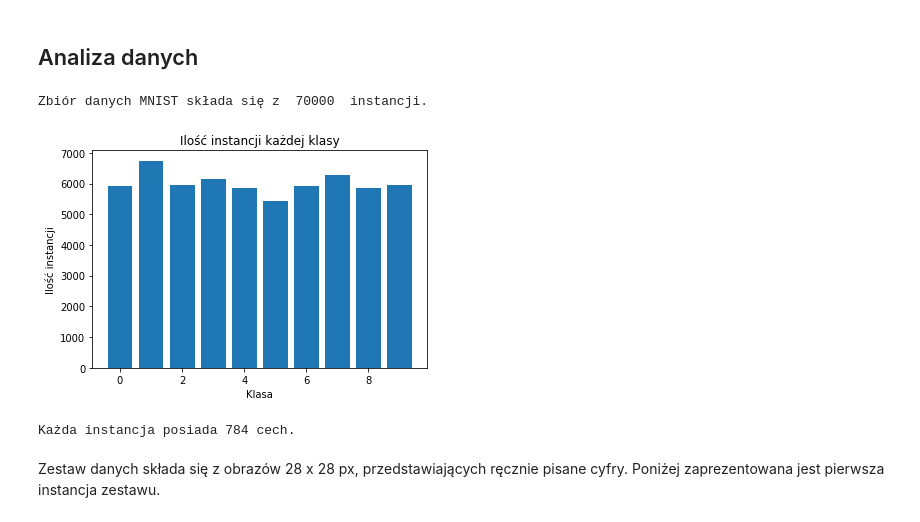
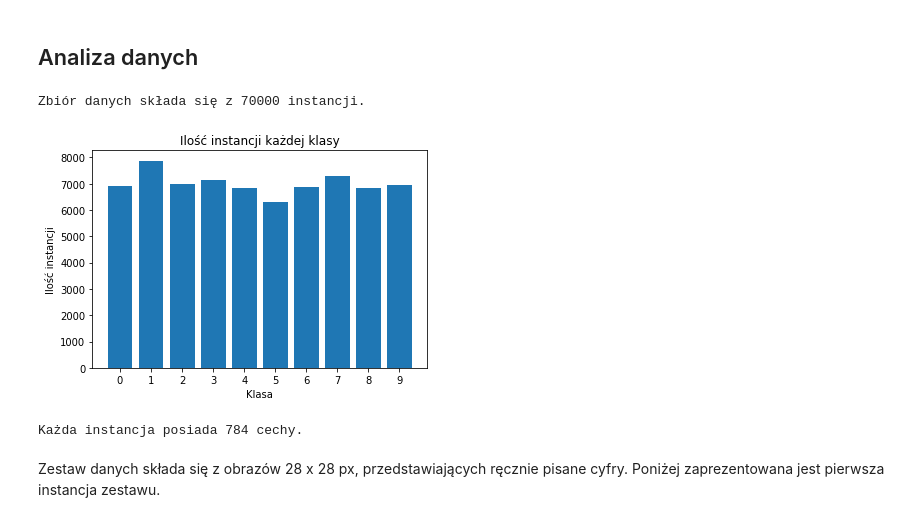
Before and after one commit to wojtasRobert/PSZT-19L, a Jupyter notebook: main-checkpoint.ipynb, the cells around one changed output. Cells and saved outputs as stored; diff of their text form; code cells hidden in the pictures.

```diff
--- a/main-checkpoint.ipynb
+++ b/main-checkpoint.ipynb
@@ -35,0 +34,2 @@ Using TensorFlow backend.
+# %%
+digits = datasets.fetch_openml('mnist_784')
@@ -36,20 +42,20 @@ Using TensorFlow backend.
 # %% [markdown]
 ## Analiza danych
 # %%
-print("Zbiór danych MNIST składa się z ", train_img.shape[0] + test_img.shape[0], " instancji.")
+print("Zbiór danych składa się z", digits.data.shape[0], "instancji.")
 # %% [output]
-Zbiór danych MNIST składa się z  70000  instancji.
+Zbiór danych składa się z 70000 instancji.
 # %%
-(classes, elements) = np.unique(train_labels, return_counts=True) # wykrycie ilosci elementow danej klasy
+(classes, elements) = np.unique(digits.target, return_counts=True) # wykrycie ilosci elementow danej klasy
 plt.title("Ilość instancji każdej klasy")
 plt.xlabel("Klasa")
 plt.ylabel("Ilość instancji")
 _ = plt.bar(classes, elements)
 # %% [output]
-[figure, old version]
+[figure, new version]
 # %%
-print("Każda instancja posiada", train_img.shape[1] * train_img.shape[1], "cech.")
+print("Każda instancja posiada", digits.data.shape[1], "cechy.")
 # %% [output]
-Każda instancja posiada 784 cech.
+Każda instancja posiada 784 cechy.
 # %% [markdown]
 Zestaw danych składa się z obrazów 28 x 28 px, przedstawiających ręcznie pisane cyfry. Poniżej zaprezentowana jest pierwsza instancja zestawu.
```
Also changed, not shown: parts of 39 cells of this notebook.
